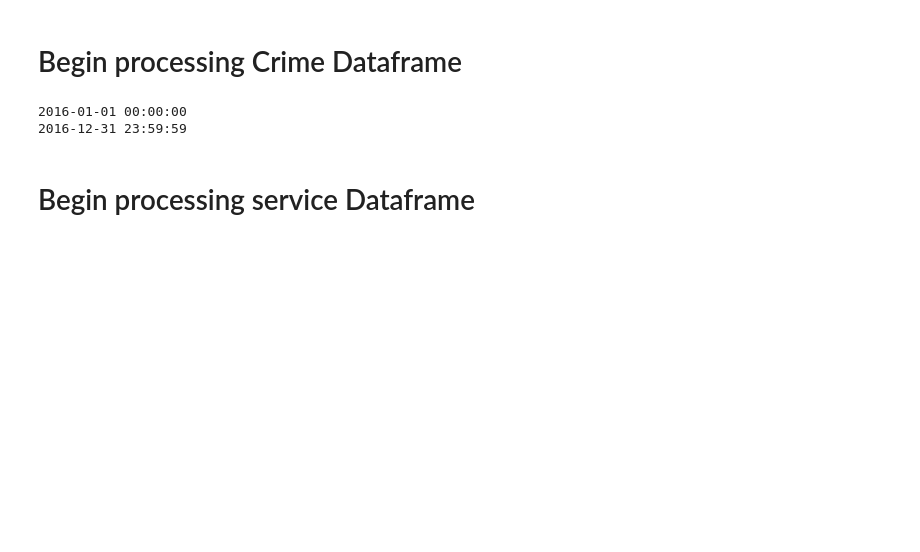
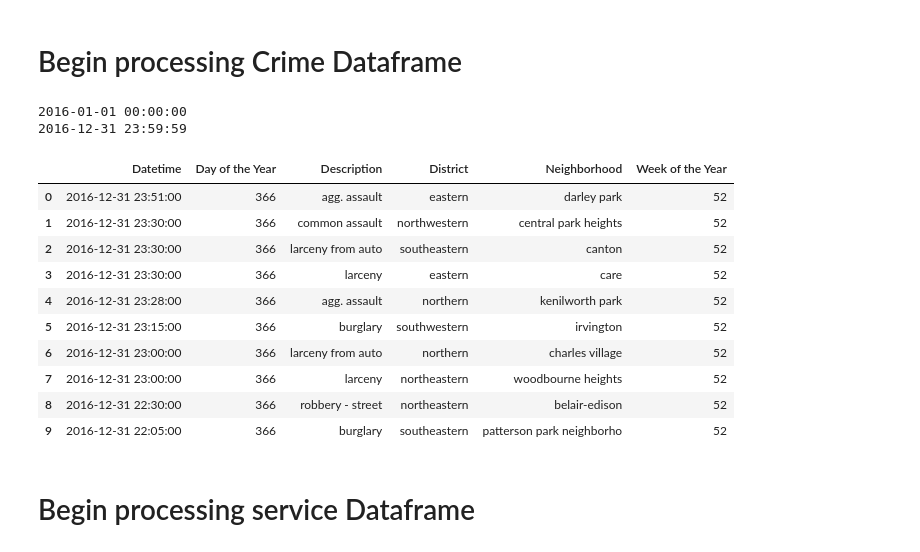
Before and after one commit to Jaime5/CS491-DS-Project, a Jupyter notebook: python_processing/process.ipynb, the cells around one changed output. Drawn from its saved outputs; the diff is of its cells as text; code cells hidden in the pictures; blank space fills up the shorter version.

```diff
--- a/python_processing/process.ipynb
+++ b/python_processing/process.ipynb
@@ -73,10 +73,14 @@ print(end)
 # %%
 # Preprocess crime data from BDP Dataset
 crime_datetime = []
+
+crime_datetimeofweek  = []
 crime_datetimeofyear = []
+
 crime_descript = []
 crime_district = []
 crime_neighbor = []
+
 
 # Iterate through all rows, attempt to get datetime columns parsed and working
 for index, row in crime_df.iterrows():
@@ -86,7 +90,6 @@ for index, row in crime_df.iterrows():
     try:
         datetime_processed = datetime.strptime(datetime_str, '%m/%d/%Y %H:%M:%S')
         worked_first_parse = True
-
     except ValueError as e:
         pass
 
@@ -101,7 +104,10 @@ for index, row in crime_df.iterrows():
         if isinstance(n, str):
             pd_dt = pd.to_datetime(datetime_processed)
             crime_datetime.append(pd_dt)
+
             crime_datetimeofyear.append(pd_dt.dayofyear)
+            crime_datetimeofweek.append(pd_dt.week)
+
             crime_descript.append(row["Description"].lower())
             crime_district.append(row["District"].lower())
             crime_neighbor.append(row["Neighborhood"].lower())
@@ -109,6 +115,7 @@ for index, row in crime_df.iterrows():
 # Append to a new dataframe
 processed_crime = {
     'Datetime': crime_datetime,
+    'Week of the Year': crime_datetimeofweek,
     'Day of the Year': crime_datetimeofyear,
     'Description': crime_descript,
     'District': crime_district,
@@ -116,6 +123,20 @@ processed_crime = {
 }
 
 processed_crime_df = pd.DataFrame(data=processed_crime)
+# %%
+processed_crime_df.head(10)
+# %% [output]
+|  | Datetime | Day of the Year | Description | District | Neighborhood | Week of the Year |
+| 0 | 2016-12-31 23:51:00 | 366 | agg. assault | eastern | darley park | 52 |
+| 1 | 2016-12-31 23:30:00 | 366 | common assault | northwestern | central park heights | 52 |
+| 2 | 2016-12-31 23:30:00 | 366 | larceny from auto | southeastern | canton | 52 |
+| 3 | 2016-12-31 23:30:00 | 366 | larceny | eastern | care | 52 |
+| 4 | 2016-12-31 23:28:00 | 366 | agg. assault | northern | kenilworth park | 52 |
+| 5 | 2016-12-31 23:15:00 | 366 | burglary | southwestern | irvington | 52 |
+| 6 | 2016-12-31 23:00:00 | 366 | larceny from auto | northern | charles village | 52 |
+| 7 | 2016-12-31 23:00:00 | 366 | larceny | northeastern | woodbourne heights | 52 |
+| 8 | 2016-12-31 22:30:00 | 366 | robbery - street | northeastern | belair-edison | 52 |
+| 9 | 2016-12-31 22:05:00 | 366 | burglary | southeastern | patterson park neighborho | 52 |
 # %%
 # Generate unique neighborhoods within crime dataset
 unique_crime_neighborhoods = np.unique(processed_crime_df["Neighborhood"])
```
Also changed, not shown: parts of 1 cell of this notebook, 1 other file.
